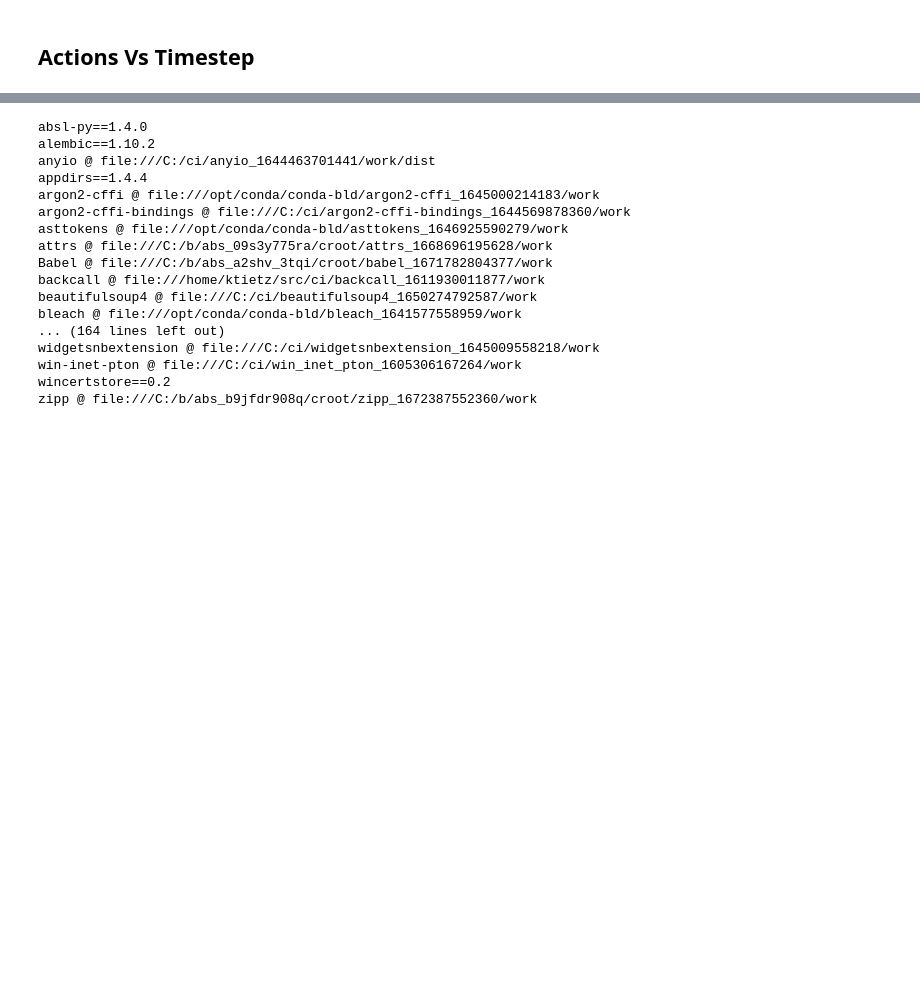
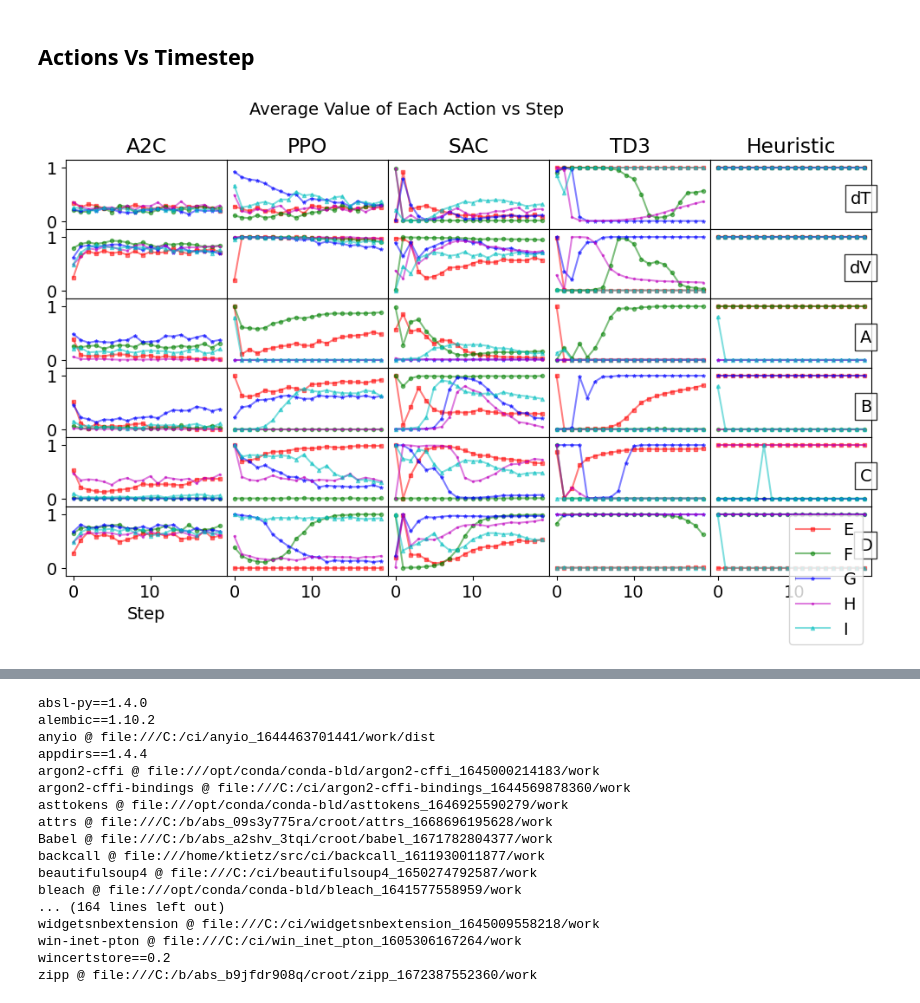
Before and after one commit to chemgymrl/chemgymrl, a Jupyter notebook: RL_rollout/React_Visualization.ipynb, the cells around one changed output, grey strips where cells are left out. Saved outputs shown, nothing was run; the diff lists cells and outputs as text; code cells hidden in the pictures; blank space fills up the shorter version.

```diff
--- a/RL_rollout/React_Visualization.ipynb
+++ b/RL_rollout/React_Visualization.ipynb
@@ -22,7 +22,7 @@ def plotabt(all_acts,actions,colors,labels,points,names,title_ext="",title=None,
         title_ext (str) -- addition you want to add to the end of the graph title
 
     """
-    fig, axs = plt.subplots(figsize=(12, 5), nrows=len(actions), ncols=len(all_acts[0]))
+    fig, axs = plt.subplots(figsize=(12, 6), nrows=len(actions), ncols=len(all_acts[0]))
     fig.subplots_adjust(wspace=0.0, hspace=0.0, top=0.85, bottom=0.05)
     for i,ax0 in enumerate(axs):
         for k,all_act in enumerate(all_acts):
@@ -34,9 +34,10 @@ def plotabt(all_acts,actions,colors,labels,points,names,title_ext="",title=None,
                 if j!=0:
                     ax.set_yticks([])
                     #ax.set_yticks([int(a) for a in ylim])
-                #ax.legend()
+
         ax.text(act.shape[0],ylim[1]*0.5,actions[i],horizontalalignment="right",verticalalignment="top"
                 ,bbox=dict(boxstyle="square",facecolor="w",edgecolor="k",alpha=0.8))
+    ax.legend()
     if title is None:
         axs[0][(int(len(names)-0.5)//2)-1].text(2,2,"Average Value of Each Action vs Step %s"%title_ext)
     else:
@@ -185,14 +188,18 @@ Text(0.5, 0.8, 'Average Return VS Target Material (Best model trained with 0.5M
 ## Actions Vs Timestep
 # %%
 all_acts = []
-for i in range(4):
+for i in range(5):
     all_act = all_acts.append(([
     actions_by_time(target_subset(folders[name],len(FRtargs),i)) for name in folders]
     +[actions_by_time(target_subset(fheuristic,len(FRtargs),i))]))
 
-colors = ["r","g","b","m"]
-labels = ['E', 'F', 'G', 'I']
-points = ['s-', 'o-', '*-', '.-']
+colors = ["r","g","b","m","c"]
+labels = FRtargs
+points = ['s-', 'o-', '*-', '.-',"^-"]
 names=[name for name in folders]+["Heuristic"]
 
-plotabt(all_acts,["dT","dV"]+FRchoices,colors,labels,points,names)
+plotabt(all_acts,["dT","dV"]+FRchoices[:-3],colors,labels,points,names)
+
+plt.savefig("Legacy/Figures/FictReact/FictReact-v1_abt.pdf",bbox_inches="tight")
+# %% [output]
+[figure, added]
```
Also changed, not shown: parts of 5 cells of this notebook, 3 other files.
